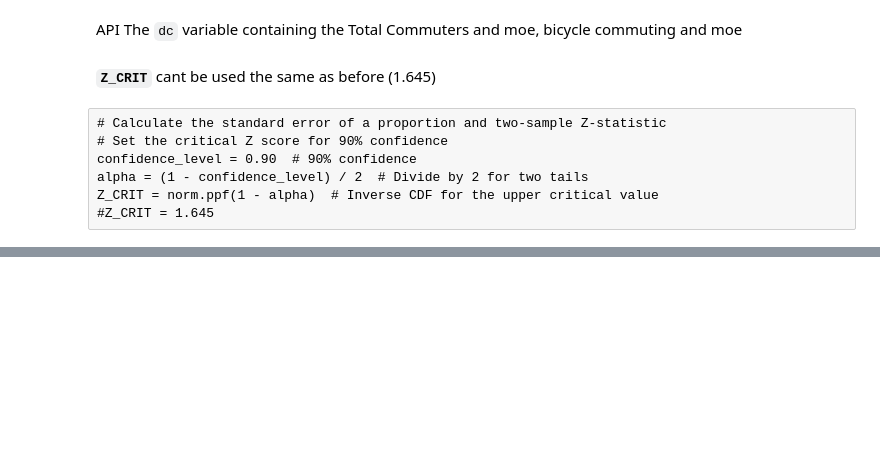
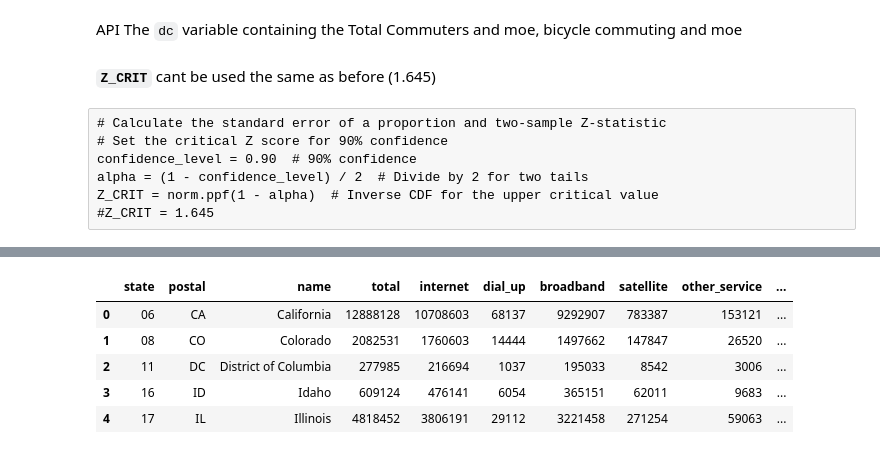
Before and after one commit to jgp-13/Analyzing_US_Census_Data_in_Python, a Jupyter notebook: census_project.ipynb, the cells around one changed output, grey strips where cells are left out. Cells and saved outputs as stored; diff of their text form; code cells hidden in the pictures; blank space fills up the shorter version.

```diff
--- a/census_project.ipynb
+++ b/census_project.ipynb
@@ -531,0 +590,9 @@ dc
+# %%
+geo_state.head()
+# %% [output]
+|  | state | postal | name | total | internet | dial_up | broadband | satellite | other_service | ... |
+| 0 | 06 | CA | California | 12888128 | 10708603 | 68137 | 9292907 | 783387 | 153121 | ... |
+| 1 | 08 | CO | Colorado | 2082531 | 1760603 | 14444 | 1497662 | 147847 | 26520 | ... |
+| 2 | 11 | DC | District of Columbia | 277985 | 216694 | 1037 | 195033 | 8542 | 3006 | ... |
+| 3 | 16 | ID | Idaho | 609124 | 476141 | 6054 | 365151 | 62011 | 9683 | ... |
+| 4 | 17 | IL | Illinois | 4818452 | 3806191 | 29112 | 3221458 | 271254 | 59063 | ... |
```
Also changed, not shown: parts of 12 cells of this notebook, 2 other files.
